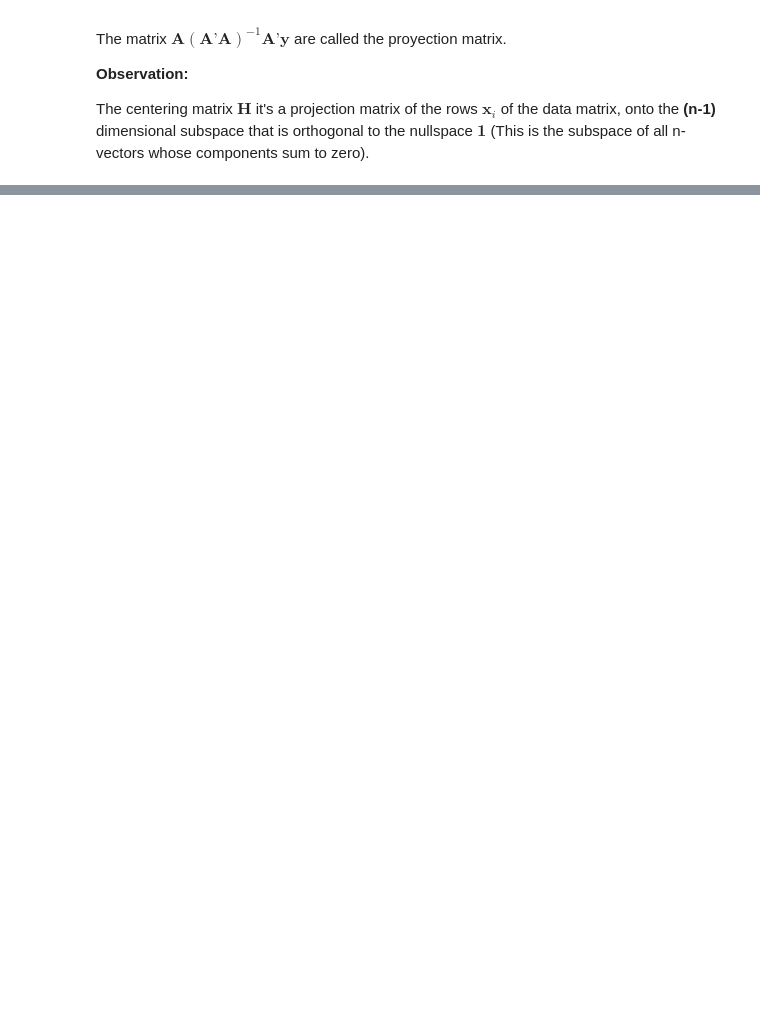
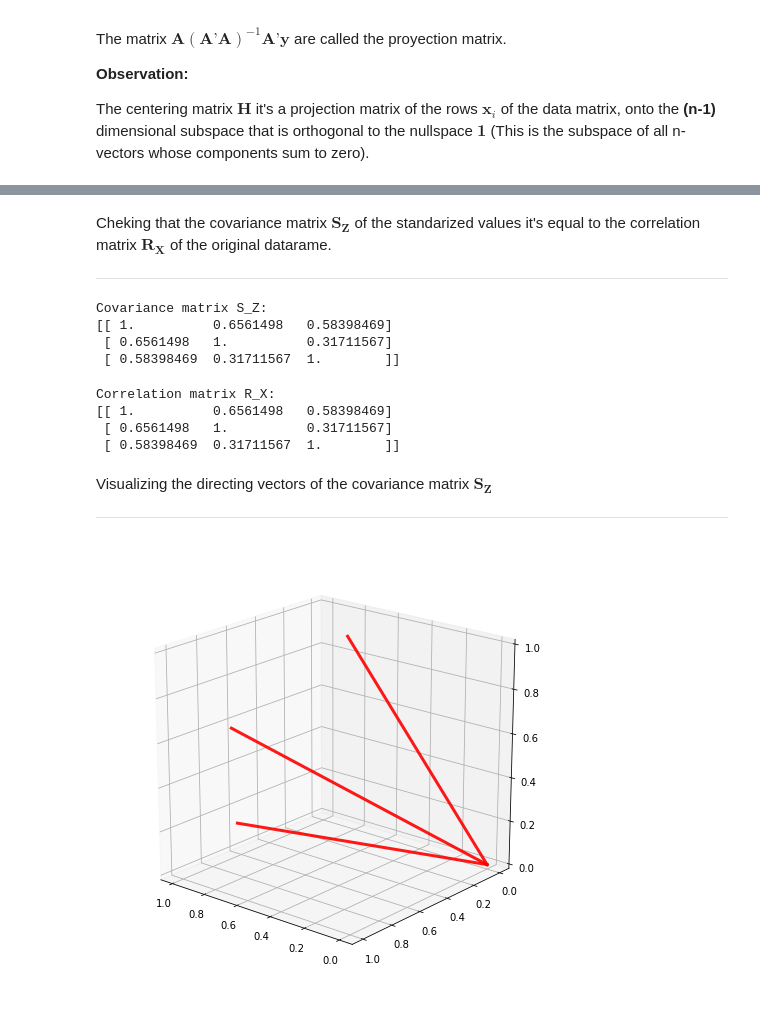
Before and after one commit to ErickEduardoAH/AnalisisMultivariado, a Jupyter notebook: 1 - Multivariate Data Sets/1.2 - Linear transformations.ipynb, the cells around one changed output, grey strips where cells are left out. Cells and saved outputs as stored; diff of their text form; code cells hidden in the pictures; blank space fills up the shorter version.

```diff
--- a/1 - Multivariate Data Sets/1.2 - Linear transformations.ipynb
+++ b/1 - Multivariate Data Sets/1.2 - Linear transformations.ipynb
@@ -275,0 +283,18 @@ $$
+# %%
+import pyspark.sql.functions as f
+stats = gradesDF.select(['Phisics','Maths','Literature']).groupBy().agg(\
+                         f.mean(c('Phisics')),\
+                         f.mean(c('Maths')),\
+                         f.mean(c('Literature')),\
+                         f.stddev(c('Phisics')),\
+                         f.stddev(c('Maths')),\
+                         f.stddev(c('Literature')))\
+                          .toPandas().as_matrix()[0]
+stdGradesDF = gradesDF.select(c('Student'),\
+                      ((c('Phisics')-lit(stats[0]))/lit(stats[3]))\
+                      .alias('std_Phisics'),\
+                      ((c('Maths')-lit(stats[1]))/lit(stats[4]))\
+                      .alias('std_Maths'),\
+                      ((c('Literature')-lit(stats[2]))/lit(stats[5]))\
+                      .alias('std_Literature'))
+stdGradesDF.toPandas()
@@ -275,0 +319,41 @@ $$
+# %% [markdown]
+Cheking that the covariance matrix $\mathbf{S_{Z}}$ of the standarized values it's equal to the correlation matrix $\mathbf{R_{X}}$ of the original datarame.
+___
+# %%
+from pyspark.mllib.linalg.distributed import RowMatrix
+from pyspark.mllib.stat import Statistics
+
+covariance_S_Z = RowMatrix(stdGradesDF\
+                          .select(['std_Phisics','std_Maths','std_Literature'])\
+                          .rdd.map(lambda r: [r[0:4]])).computeCovariance().toArray()
+print("Covariance matrix S_Z:\n"+str(covariance_S_Z))
+# %% [output]
+Covariance matrix S_Z:
+[[ 1.          0.6561498   0.58398469]
+ [ 0.6561498   1.          0.31711567]
+ [ 0.58398469  0.31711567  1.        ]]
+# %%
+correlation_R_X = Statistics.corr(gradesDF\
+                            .select(['Phisics','Maths','Literature'])\
+                            .rdd.map(lambda r: [r[0:4]]))
+print("Correlation matrix R_X:\n"+str(correlation_R_X))
+# %% [output]
+Correlation matrix R_X:
+[[ 1.          0.6561498   0.58398469]
+ [ 0.6561498   1.          0.31711567]
+ [ 0.58398469  0.31711567  1.        ]]
+# %% [markdown]
+Visualizing the directing vectors of the covariance matrix $\mathbf{S_{Z}}$
+___
+# %%
+import matplotlib.pyplot as plt
+from mpl_toolkits.mplot3d import Axes3D
+import numpy as np
+fig = plt.figure(figsize=(8,8))
+ax = fig.add_subplot(111, projection='3d')
+for v in covariance_S_Z:
+    ax.plot([0,v[0]], [0,v[1]], [0,v[2]], color='red', alpha=0.9, lw=3)
+ax.view_init(20, 130)
+plt.draw()
+# %% [output]
+[figure, added]
```
Also changed, not shown: parts of 5 cells of this notebook.
